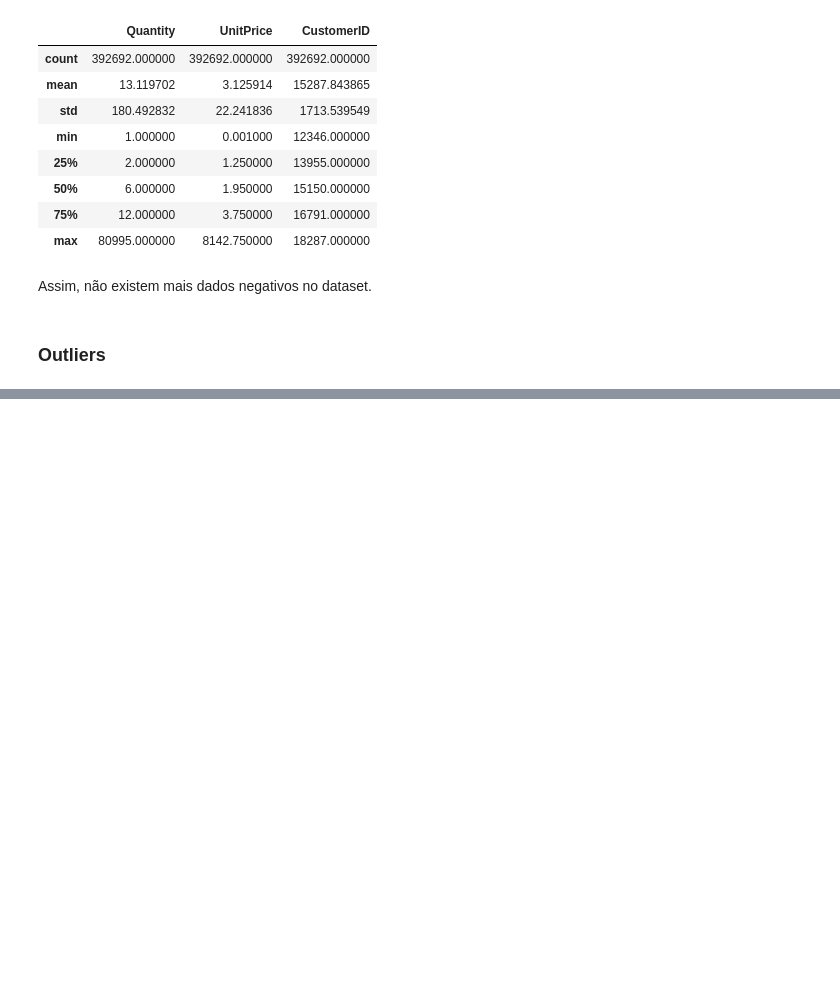
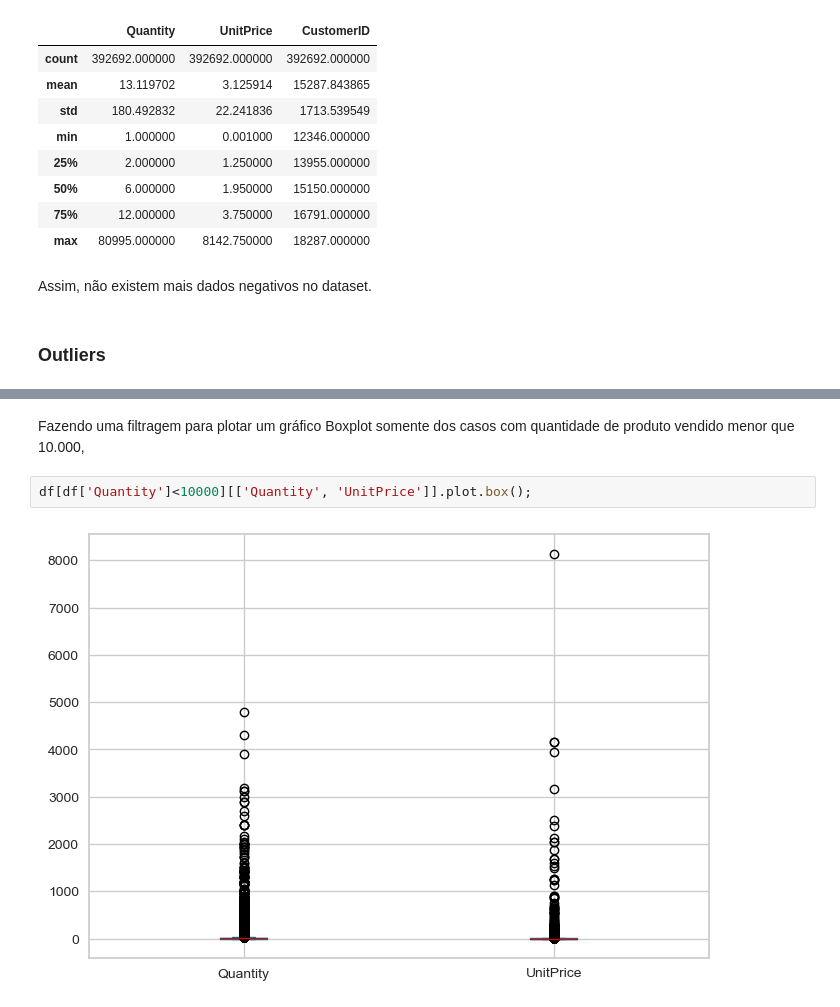
Before and after one commit to rfprates/clustering_rfm_metrics, a Jupyter notebook: clustering_rfm.ipynb, the cells around one changed output, grey strips where cells are left out. Drawn from its saved outputs; the diff is of its cells as text; blank space fills up the shorter version.

```diff
--- a/clustering_rfm.ipynb
+++ b/clustering_rfm.ipynb
@@ -369,0 +384,6 @@ Assim, não existem mais dados negativos no dataset.
+# %% [markdown]
+Fazendo uma filtragem para plotar um gráfico Boxplot somente dos casos com quantidade de produto vendido menor que 10.000,
+# %%
+df[df['Quantity']<10000][['Quantity', 'UnitPrice']].plot.box();
+# %% [output]
+[figure, added]
```
Also changed, not shown: parts of 8 cells of this notebook.
